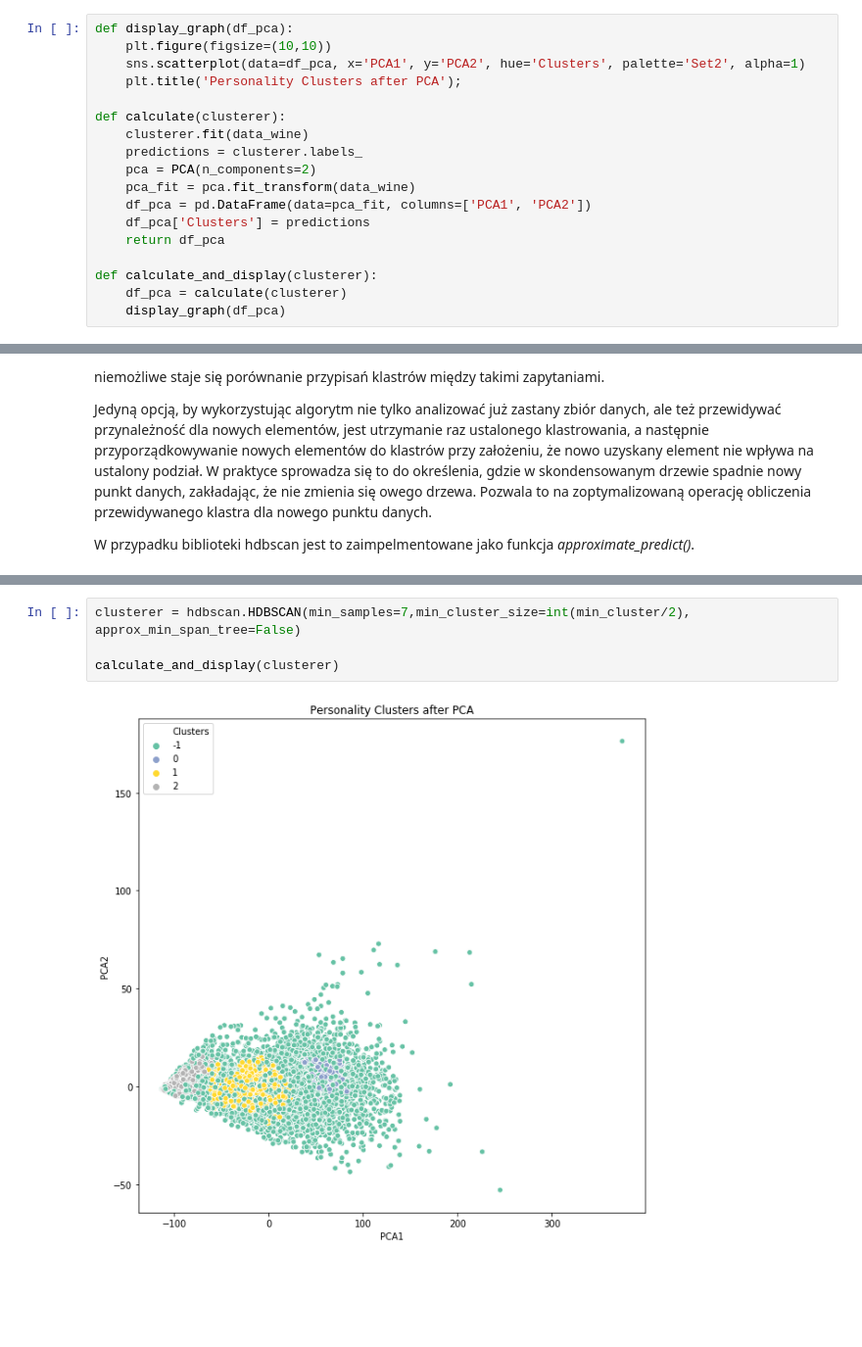
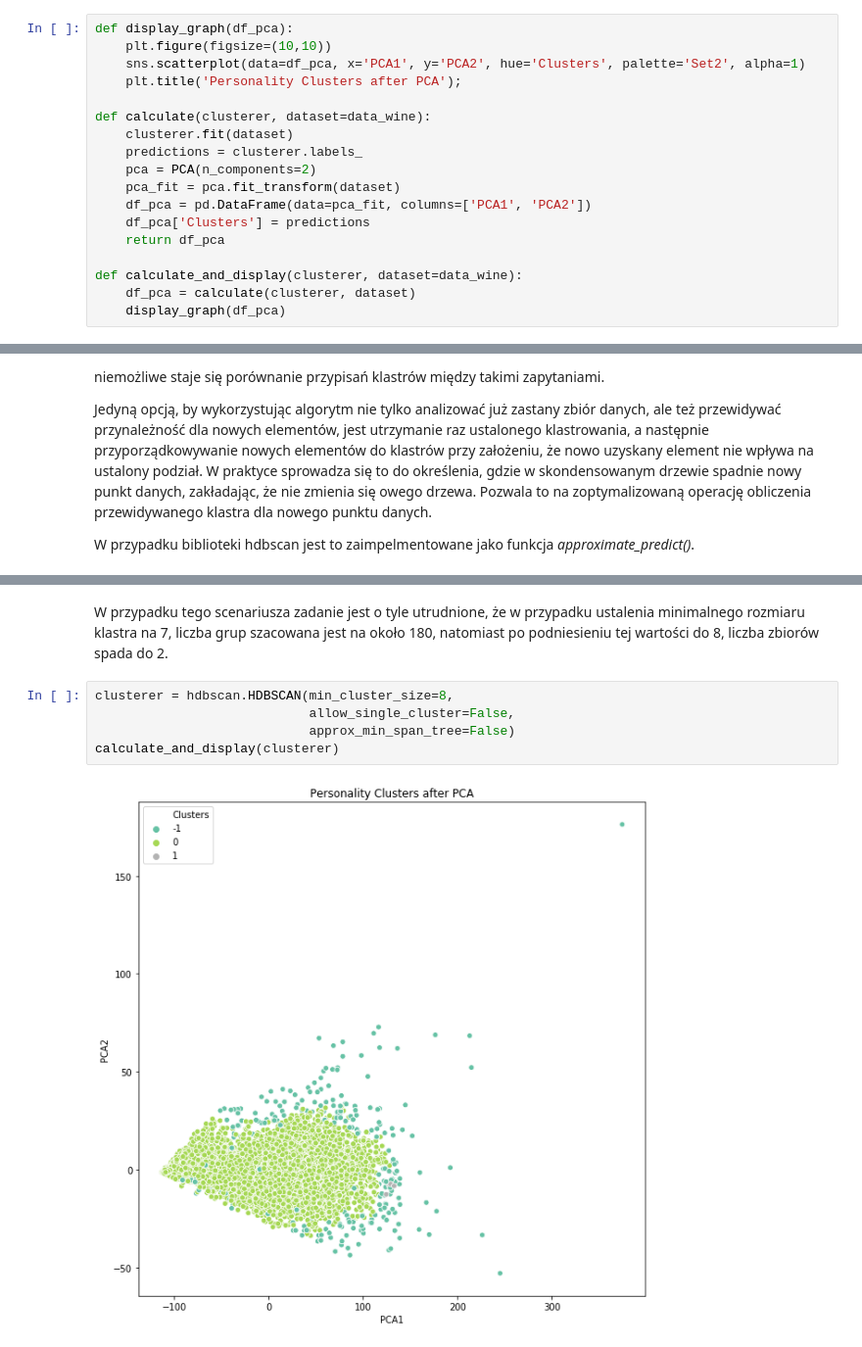
Before and after one commit to mic9410/wine-dataset, a Jupyter notebook: final-project.ipynb, the cells around one changed output, grey strips where cells are left out. Shown at 98% size. Cells and saved outputs as stored; diff of their text form; blank space fills up the shorter version.

```diff
--- a/final-project.ipynb
+++ b/final-project.ipynb
@@ -252,17 +252,17 @@ def display_graph(df_pca):
     sns.scatterplot(data=df_pca, x='PCA1', y='PCA2', hue='Clusters', palette='Set2', alpha=1)
     plt.title('Personality Clusters after PCA');
 
-def calculate(clusterer):
-    clusterer.fit(data_wine)
+def calculate(clusterer, dataset=data_wine):
+    clusterer.fit(dataset)
     predictions = clusterer.labels_
     pca = PCA(n_components=2)
-    pca_fit = pca.fit_transform(data_wine)
+    pca_fit = pca.fit_transform(dataset)
     df_pca = pd.DataFrame(data=pca_fit, columns=['PCA1', 'PCA2'])
     df_pca['Clusters'] = predictions
     return df_pca
 
-def calculate_and_display(clusterer):
-    df_pca = calculate(clusterer)
+def calculate_and_display(clusterer, dataset=data_wine):
+    df_pca = calculate(clusterer, dataset)
     display_graph(df_pca)
 # %%
 clusterer = hdbscan.HDBSCAN(min_cluster_size=min_cluster)
@@ -397,6 +389,9 @@ Celem jest uzyskanie metody, pozwalającej na uzykanie wektorów przynależnośc
+# %% [markdown]
+W przypadku tego scenariusza zadanie jest o tyle utrudnione, że w przypadku ustalenia minimalnego rozmiaru klastra na 7, liczba grup szacowana jest na około 180, natomiast po podniesieniu tej wartości do 8, liczba zbiorów spada do 2.
 # %%
-clusterer = hdbscan.HDBSCAN(min_samples=7,min_cluster_size=int(min_cluster/2), approx_min_span_tree=False)
-
+clusterer = hdbscan.HDBSCAN(min_cluster_size=8,
+                            allow_single_cluster=False,
+                            approx_min_span_tree=False)
 calculate_and_display(clusterer)
 # %% [output]
-[figure, old version]
+[figure, new version]
```
Also changed, not shown: parts of 23 cells of this notebook.
